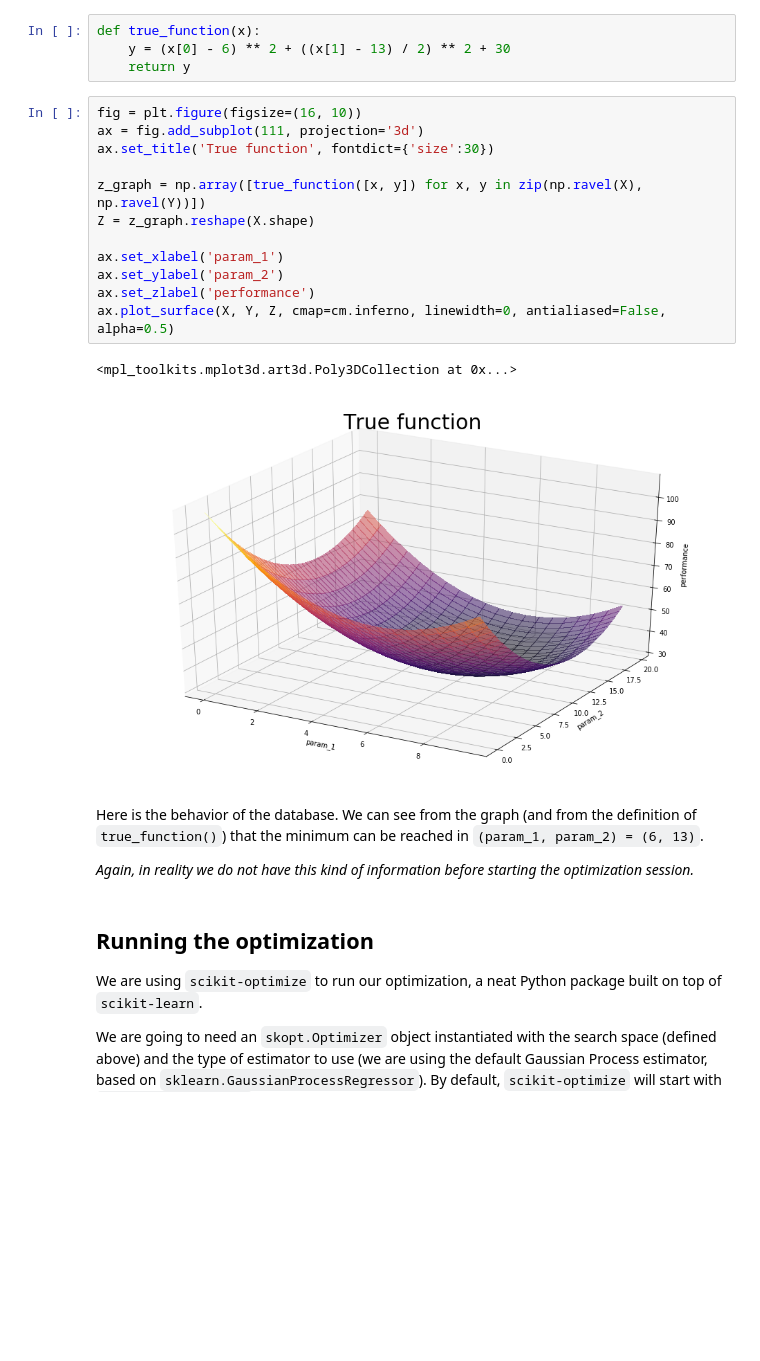
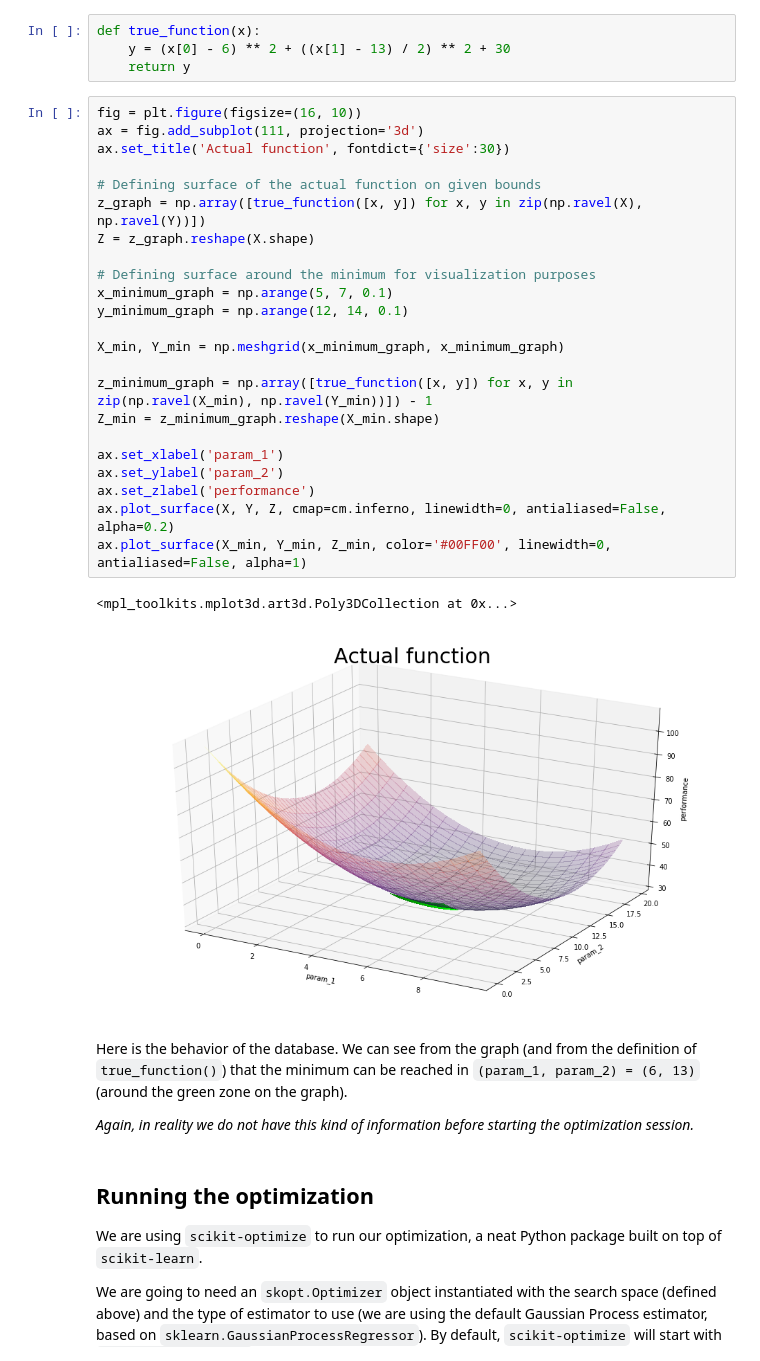
Before and after one commit to paulden/bayesian-optimization, a Jupyter notebook: bayesian_optimization.ipynb, the cells around one changed output. Cells and saved outputs as stored; diff of their text form; blank space fills up the shorter version.

Commit message:
Plot surface around the minimum of the actual function to make it more visible

```diff
--- a/bayesian_optimization.ipynb
+++ b/bayesian_optimization.ipynb
@@ -44,20 +44,31 @@ def true_function(x):
 # %%
 fig = plt.figure(figsize=(16, 10))
 ax = fig.add_subplot(111, projection='3d')
-ax.set_title('True function', fontdict={'size':30})
+ax.set_title('Actual function', fontdict={'size':30})
 
+# Defining surface of the actual function on given bounds
 z_graph = np.array([true_function([x, y]) for x, y in zip(np.ravel(X), np.ravel(Y))])
 Z = z_graph.reshape(X.shape)
+
+# Defining surface around the minimum for visualization purposes
+x_minimum_graph = np.arange(5, 7, 0.1)
+y_minimum_graph = np.arange(12, 14, 0.1)
+
+X_min, Y_min = np.meshgrid(x_minimum_graph, x_minimum_graph)
+
+z_minimum_graph = np.array([true_function([x, y]) for x, y in zip(np.ravel(X_min), np.ravel(Y_min))]) - 1
+Z_min = z_minimum_graph.reshape(X_min.shape)
 
 ax.set_xlabel('param_1')
 ax.set_ylabel('param_2')
 ax.set_zlabel('performance')
-ax.plot_surface(X, Y, Z, cmap=cm.inferno, linewidth=0, antialiased=False, alpha=0.5)
+ax.plot_surface(X, Y, Z, cmap=cm.inferno, linewidth=0, antialiased=False, alpha=0.2)
+ax.plot_surface(X_min, Y_min, Z_min, color='#00FF00', linewidth=0, antialiased=False, alpha=1)
 # %% [output]
 <mpl_toolkits.mplot3d.art3d.Poly3DCollection at 0x...>
-[figure, old version]
+[figure, new version]
 # %% [markdown]
-Here is the behavior of the database. We can see from the graph (and from the definition of `true_function()`) that the minimum can be reached in `(param_1, param_2) = (6, 13)`.
+Here is the behavior of the database. We can see from the graph (and from the definition of `true_function()`) that the minimum can be reached in `(param_1, param_2) = (6, 13)` (around the green zone on the graph).
 
 *Again, in reality we do not have this kind of information before starting the optimization session.*
 # %% [markdown]
```
Also changed, not shown: parts of 2 cells of this notebook.
